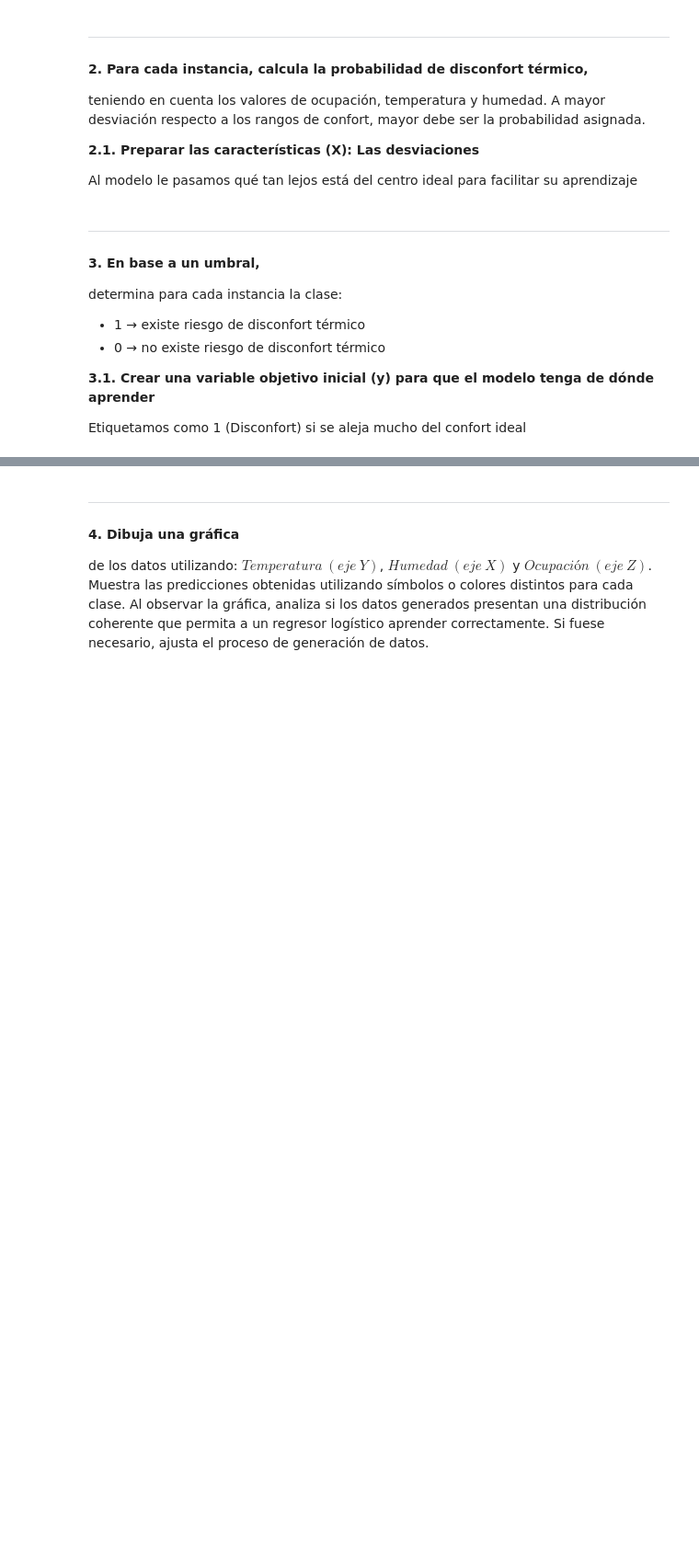
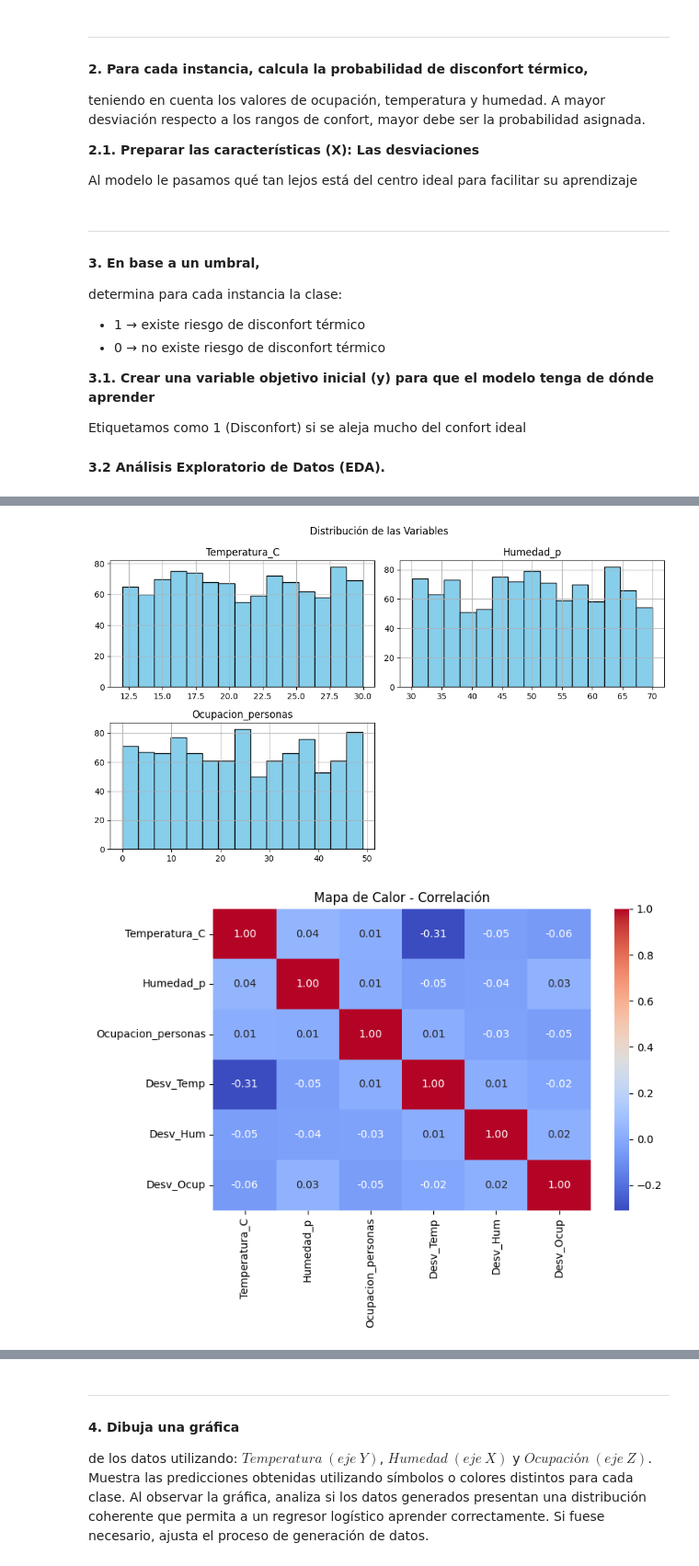
Before and after one commit to ariegd/miot-iaic, a Jupyter notebook: src/lab2/P2_parteB.ipynb, the cells around one changed output, grey strips where cells are left out. Shown at 92% size. Saved outputs shown, nothing was run; the diff lists cells and outputs as text; code cells hidden in the pictures; blank space fills up the shorter version.

```diff
--- a/src/lab2/P2_parteB.ipynb
+++ b/src/lab2/P2_parteB.ipynb
@@ -110,3 +112,44 @@ y_base = (
     ((dataset_sala['Humedad_p'] < 40) | (dataset_sala['Humedad_p'] > 60)) |
     ((dataset_sala['Ocupacion_personas'] < 13) | (dataset_sala['Ocupacion_personas'] > 47))
 ).astype(int)
+# %% [markdown]
+**3.2 Análisis Exploratorio de Datos (EDA).**
+# %%
+def analisisExploratorioDatos(df):
+    print("--- Análisis Exploratorio de Datos ---")
+
+    # 1. Información general y Estadísticos Descriptivos
+    print("--- INFORMACIÓN DEL DATASET ---")
+    df.info()
+
+    print("\n--- ESTADÍSTICOS DESCRIPTIVOS ---")
+    display(df.describe().round(2))
+
+    # 2. Histogramas: Distribución de las variables
+    df[['Temperatura_C', 'Humedad_p', 'Ocupacion_personas']].hist(
+        bins=15, figsize=(10, 6), color='skyblue', edgecolor='black'
+    )
+    plt.suptitle('Distribución de las Variables')
+    plt.tight_layout()
+    plt.show()
+
+    # 3. Mapa de Calor: Matriz de Correlación
+    plt.figure(figsize=(8, 6))
+    columnas_interes = ['Temperatura_C', 'Humedad_p', 'Ocupacion_personas', 'Desv_Temp', 'Desv_Hum', 'Desv_Ocup']
+    sns.heatmap(df[columnas_interes].corr(), annot=True, cmap='coolwarm', fmt=".2f")
+    plt.title('Mapa de Calor - Correlación')
+    plt.tight_layout()
+    plt.show()
+
+    # 4. Pairplot: Relación entre variables separadas por clase (Confort vs Disconfort)
+    # (Asegúrate de haber guardado tu variable 'y_base' dentro del df)
+    df['Clase_Disconfort'] = y_base
+    sns.pairplot(
+        df[['Temperatura_C', 'Humedad_p', 'Ocupacion_personas', 'Clase_Disconfort']],
+        hue='Clase_Disconfort', palette=['#1f77b4', '#d62728']
+    )
+    plt.suptitle("Pairplot - Relación de Atributos por Clase", y=1.02)
+    plt.show()
+
+analisisExploratorioDatos(dataset_sala)
+# %% [output]
@@ -112,0 +183,2 @@ y_base = (
+[figure, added]
+[figure, added]
```
Also changed, not shown: parts of 13 cells of this notebook, 1 other file.
